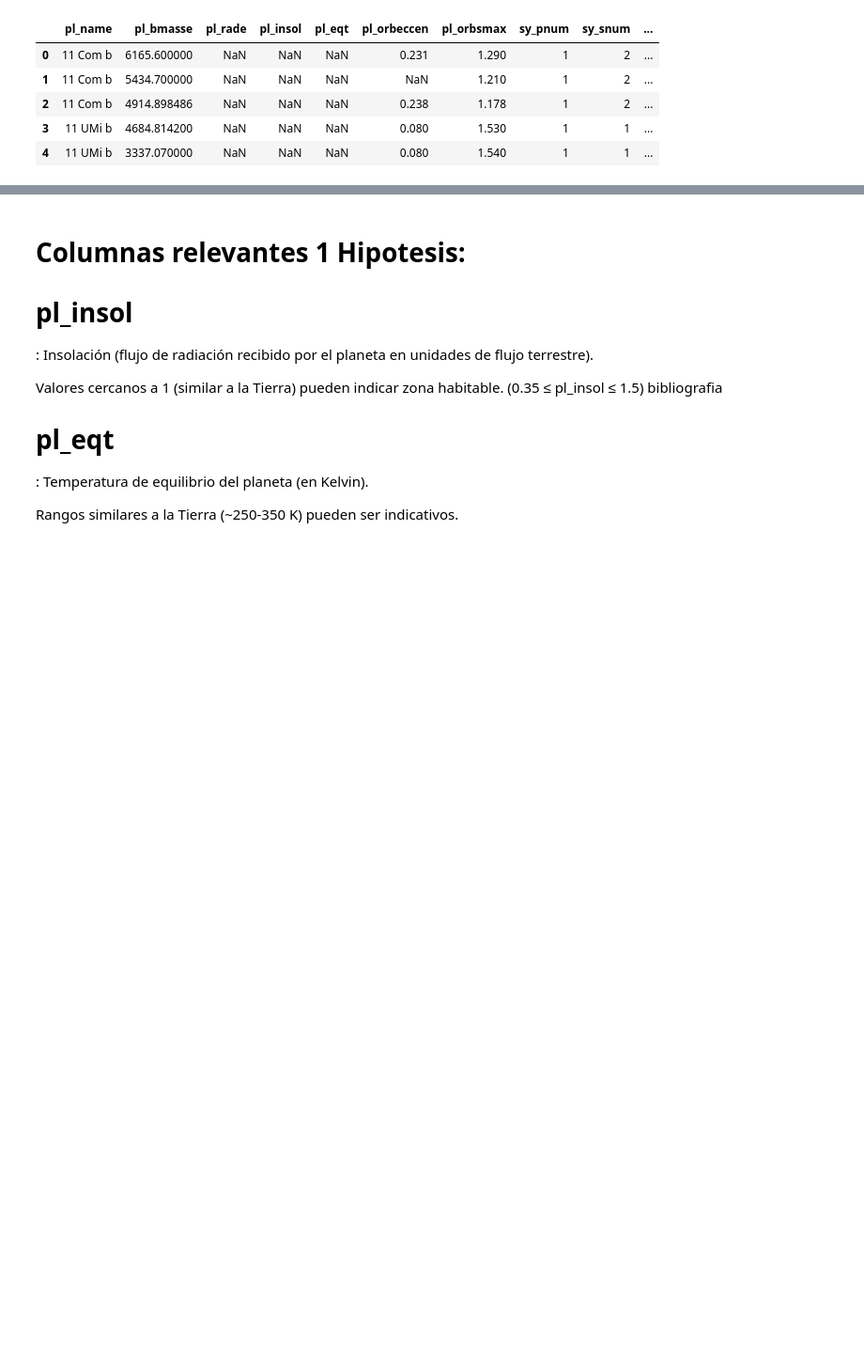
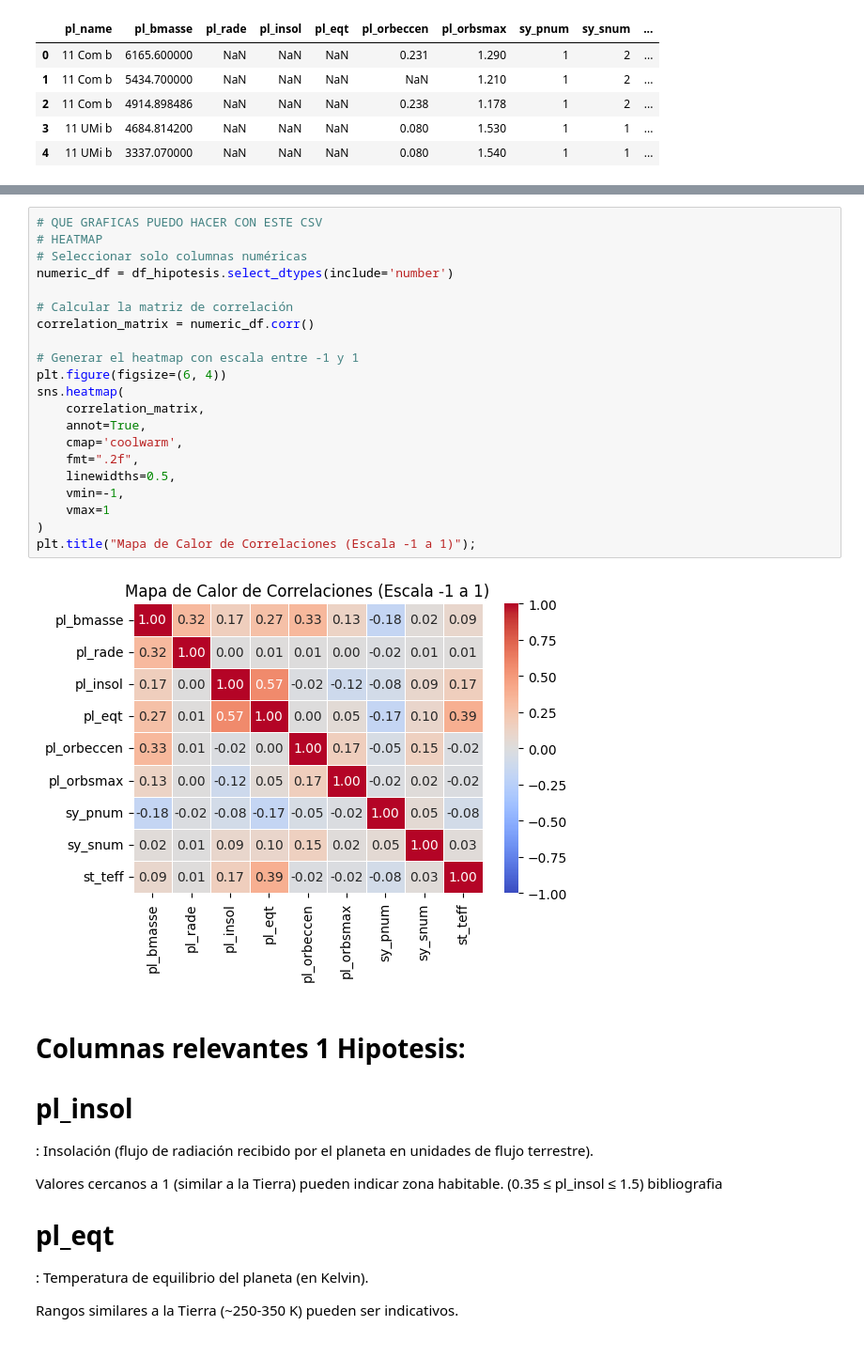
Before and after one commit to ana-macias/EDA-Astronomia, a Jupyter notebook: Notebooks/EDA.ipynb, the cells around one changed output, grey strips where cells are left out. Shown at 94% size. Saved outputs shown, nothing was run; the diff lists cells and outputs as text; blank space fills up the shorter version.

```diff
--- a/Notebooks/EDA.ipynb
+++ b/Notebooks/EDA.ipynb
@@ -145,3 +220,26 @@ memory usage: 3.2+ MB
+# %%
+# QUE GRAFICAS PUEDO HACER CON ESTE CSV
+# HEATMAP
+# Seleccionar solo columnas numéricas
+numeric_df = df_hipotesis.select_dtypes(include='number')
+
+# Calcular la matriz de correlación
+correlation_matrix = numeric_df.corr()
+
+# Generar el heatmap con escala entre -1 y 1
+plt.figure(figsize=(6, 4))
+sns.heatmap(
+    correlation_matrix,
+    annot=True,
+    cmap='coolwarm',
+    fmt=".2f",
+    linewidths=0.5,
+    vmin=-1,
+    vmax=1
+)
+plt.title("Mapa de Calor de Correlaciones (Escala -1 a 1)");
+# %% [output]
+[figure, added]
 # %% [markdown]
 # Columnas relevantes 1 Hipotesis: #
 
```
Also changed, not shown: parts of 32 cells of this notebook, 4 other files.
